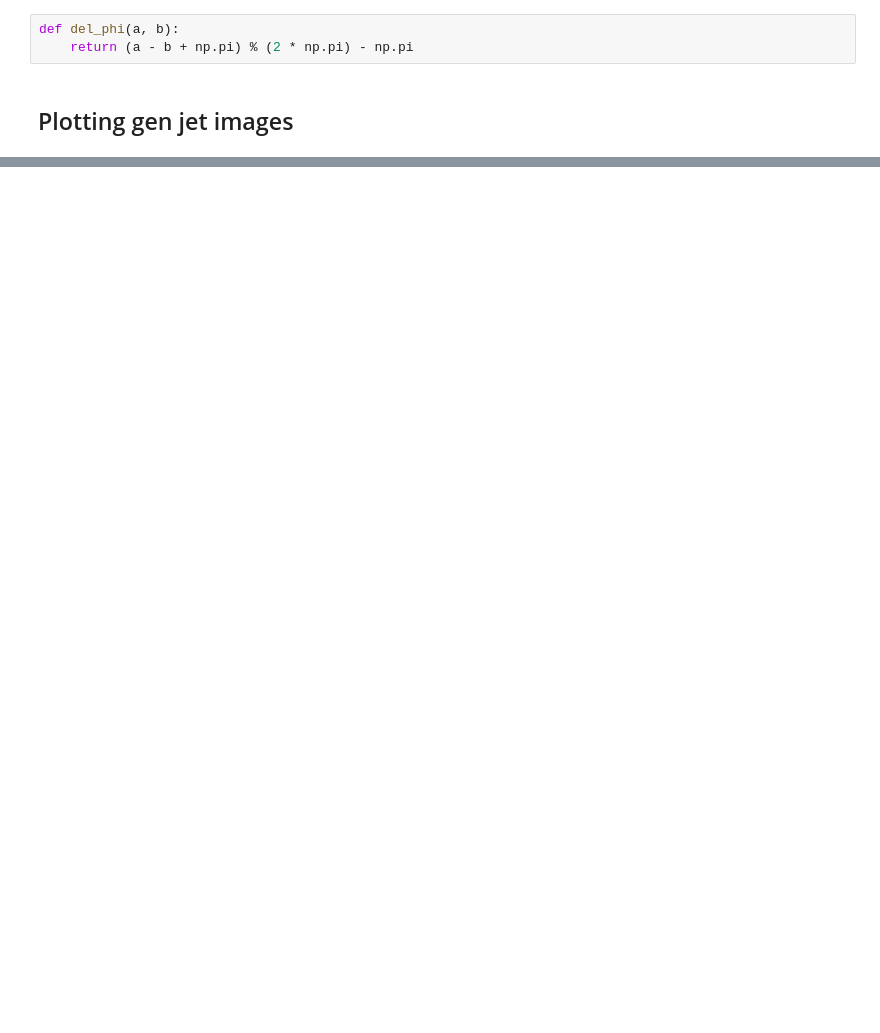
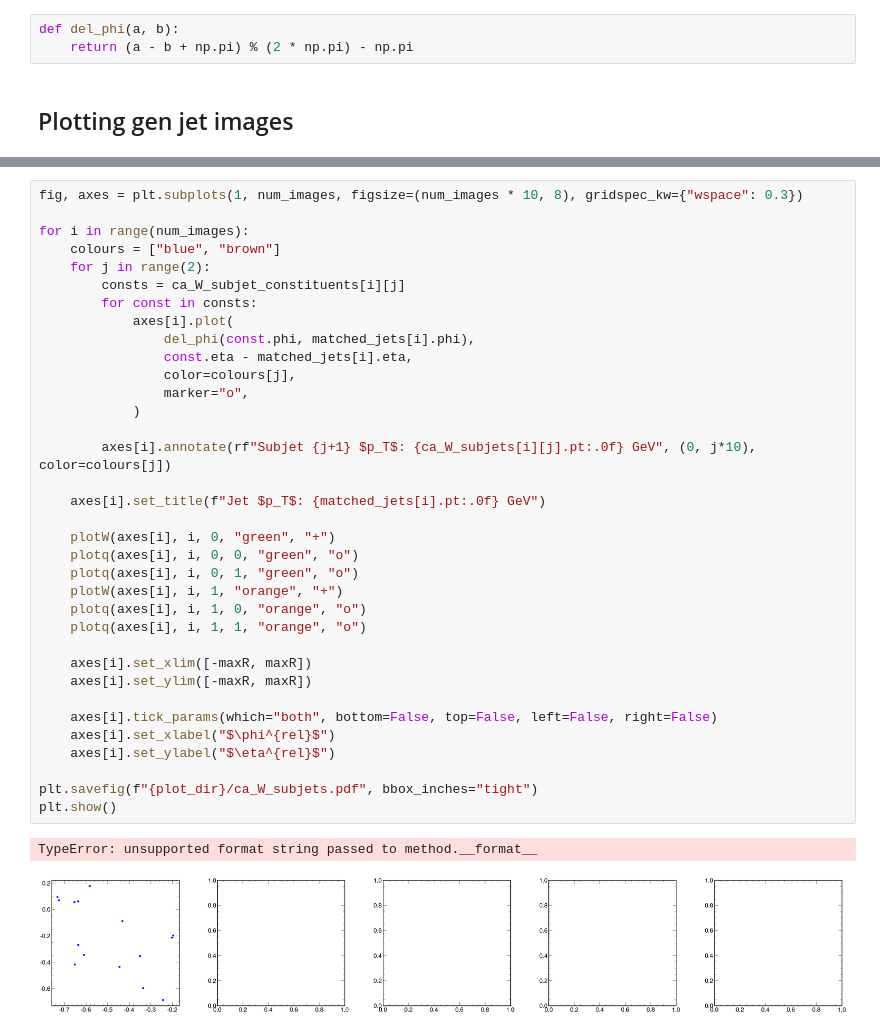
Before and after one commit to rkansal47/HHbbVV, a Jupyter notebook: src/HHbbVV/scale_factors/gen_clustering.ipynb, the cells around one changed output, grey strips where cells are left out. Saved outputs shown, nothing was run; the diff lists cells and outputs as text; blank space fills up the shorter version.

```diff
--- a/src/HHbbVV/scale_factors/gen_clustering.ipynb
+++ b/src/HHbbVV/scale_factors/gen_clustering.ipynb
@@ -370,0 +436,38 @@ plt.show()
+# %%
+fig, axes = plt.subplots(1, num_images, figsize=(num_images * 10, 8), gridspec_kw={"wspace": 0.3})
+
+for i in range(num_images):
+    colours = ["blue", "brown"]
+    for j in range(2):
+        consts = ca_W_subjet_constituents[i][j]
+        for const in consts:
+            axes[i].plot(
+                del_phi(const.phi, matched_jets[i].phi),
+                const.eta - matched_jets[i].eta,
+                color=colours[j],
+                marker="o",
+            )
+
+        axes[i].annotate(rf"Subjet {j+1} $p_T$: {ca_W_subjets[i][j].pt:.0f} GeV", (0, j*10), color=colours[j])
+
+    axes[i].set_title(f"Jet $p_T$: {matched_jets[i].pt:.0f} GeV")
+
+    plotW(axes[i], i, 0, "green", "+")
+    plotq(axes[i], i, 0, 0, "green", "o")
+    plotq(axes[i], i, 0, 1, "green", "o")
+    plotW(axes[i], i, 1, "orange", "+")
+    plotq(axes[i], i, 1, 0, "orange", "o")
+    plotq(axes[i], i, 1, 1, "orange", "o")
+
+    axes[i].set_xlim([-maxR, maxR])
+    axes[i].set_ylim([-maxR, maxR])
+
+    axes[i].tick_params(which="both", bottom=False, top=False, left=False, right=False)
+    axes[i].set_xlabel("$\phi^{rel}$")
+    axes[i].set_ylabel("$\eta^{rel}$")
+
+plt.savefig(f"{plot_dir}/ca_W_subjets.pdf", bbox_inches="tight")
+plt.show()
+# %% [output]
+TypeError: unsupported format string passed to method.__format__
+[figure, added]
```
Also changed, not shown: parts of 6 cells of this notebook.
